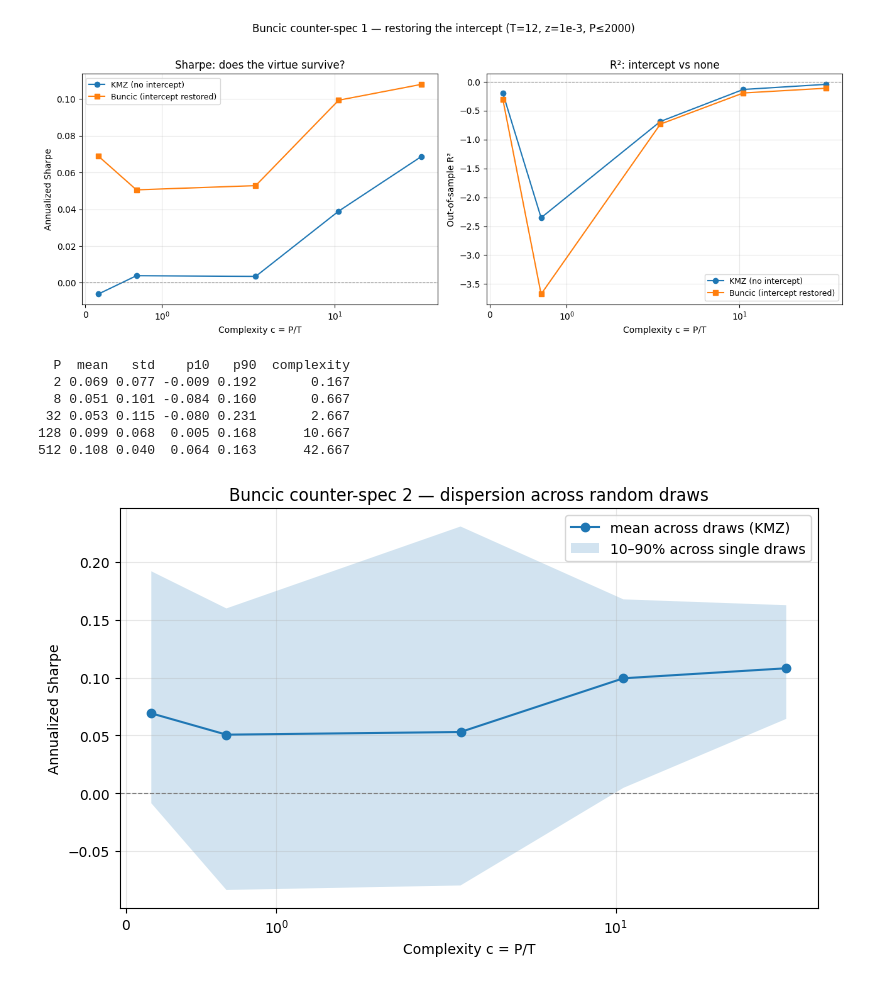
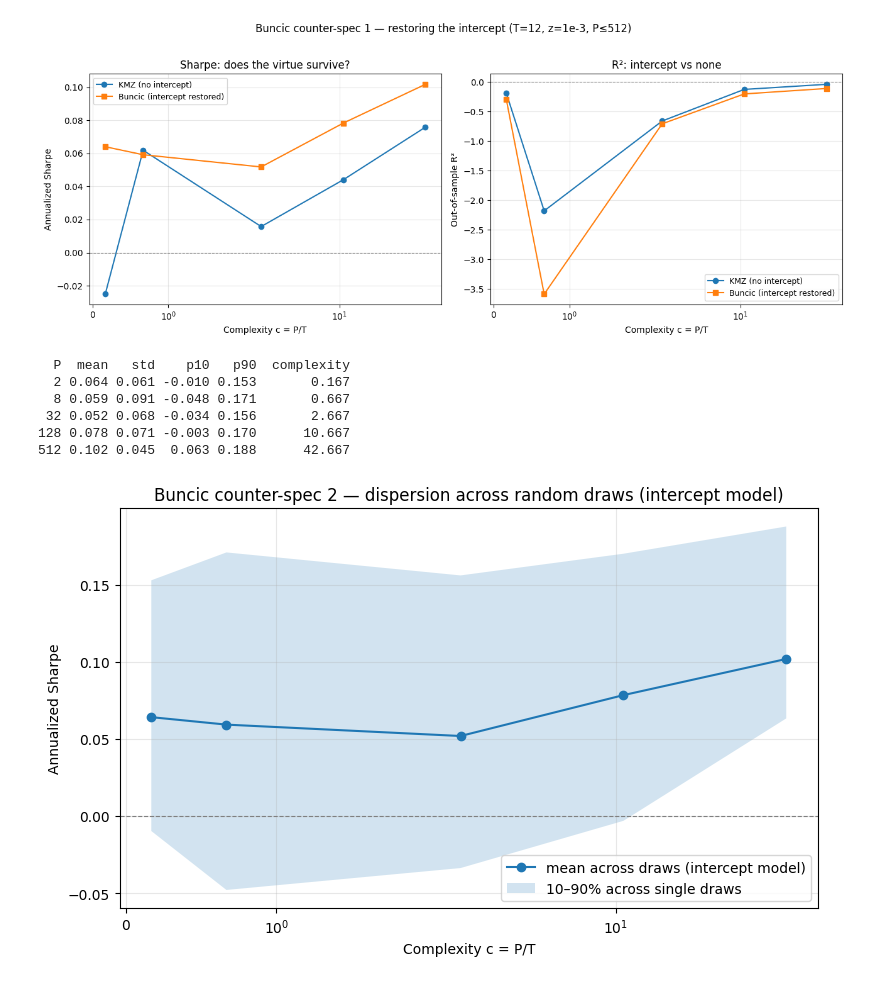
Before and after one commit to vishwesh-V/virtue-of-complexity, a Jupyter notebook: debate/Buncic/buncic.ipynb, the cells around one changed output. Drawn from its saved outputs; the diff is of its cells as text; code cells hidden in the pictures.

Commit message:
Fix RFF sin/cos pairing; re-run pipeline and critiques; update SPEC and README

```diff
--- a/debate/Buncic/buncic.ipynb
+++ b/debate/Buncic/buncic.ipynb
@@ -15,32 +13,36 @@ from google.colab import drive; drive.mount('/content/drive')
 import pandas as pd, numpy as np, matplotlib.pyplot as plt
 
 KMZ = "/content/drive/MyDrive/Summer Research/kmz"
-sweep_base = pd.read_parquet(f"{KMZ}/kmz_sweep_avg.parquet")
 BUNCIC = "/content/drive/MyDrive/Summer Research/debate"
 
-# --- SEED POLICY ---
+# --- SEED POLICY: draw d uses seed MASTER_SEED*100000 + d (same as kmz_pipeline) ---
 MASTER_SEED = 42
-def draw_seed(rep: int) -> int:
-    """Distinct, reproducible seed for RFF repetition `rep`."""
-    return MASTER_SEED * 10_000 + rep
 
 # --- engine copied from kmz_pipeline.ipynb — keep in sync ---
 
 def make_rff(G, n_pairs, gamma=2.0, seed=0):
     rng = np.random.default_rng(seed)
-    W = rng.standard_normal((G.shape[1], n_pairs))
+    W = rng.standard_normal((n_pairs, G.shape[1])).T   # draw j is the same no matter what n_pairs is
     proj = gamma * (G @ W)
-    return np.concatenate([np.sin(proj), np.cos(proj)], axis=1)
+    S = np.empty((G.shape[0], 2 * n_pairs))
+    S[:, 0::2] = np.sin(proj)                          # sin/cos interleaved, so the first P columns are P/2 full pairs
+    S[:, 1::2] = np.cos(proj)
+    return S
 
-def ridge_forecast_intercept_dual(S_tr, R_tr, S_t, z):
+# --- sanity check: first P columns must be P/2 sin/cos pairs, independent of n_pairs ---
+_G = np.random.default_rng(1).standard_normal((5, 15))
+assert np.allclose(make_rff(_G, n_pairs=4, seed=0), make_rff(_G, n_pairs=100, seed=0)[:, :8]), "make_rff is the old version"
+
+def ridge_forecast_dual(S_tr, R_tr, S_t, z):
     """KMZ baseline: dual-form ridge, NO intercept."""
     T = S_tr.shape[0]
     K = (S_tr @ S_tr.T) / T
     a = np.linalg.solve(K + z*np.eye(T), R_tr/T)
     return float(S_t @ (S_tr.T @ a))
 
-def run_oos_nested(S_full, R, P, T, z, forecaster=ridge_forecast_intercept_dual):
+def run_oos_nested(S_full, R, P, T, z, forecaster=ridge_forecast_dual):
     """Recursive OOS pass. `forecaster` lets us swap the estimator (baseline vs intercept)."""
+    assert P % 2 == 0, "P must be even so no sin/cos pair is split"
     S_all = S_full[:, :P]
     N = len(R)
     fc, sr = [], []
@@ -54,7 +56,7 @@ def run_oos_nested(S_full, R, P, T, z, forecaster=ridge_forecast_intercept_dual)
     return np.array(fc), np.array(sr)
 
 def run_sweep(G, R, P_grid, z, T, n_draws=20, master_seed=MASTER_SEED,
-              forecaster=ridge_forecast_intercept_dual):
+              forecaster=ridge_forecast_dual):
     """Complexity sweep; `forecaster` selects the estimator. Returns averaged + per-draw."""
     R_oos = R[T:]; Pmax = max(P_grid); rows = []
     for d in range(n_draws):
@@ -107,7 +109,7 @@ print("data ready:", G.shape, R.shape, std["date"].min().date(), "→", std["dat
 #
 # Uses the PRIMAL solve (prepend a ones-column, invert the (P+1)x(P+1) system,
 # intercept left unpenalized) — correct by construction. Primal is O(P^3), so
-# we cap the grid at P=512 (c up to ~167 — deep enough to show whether the curves
+# we cap the grid at P=512 (c up to ~43 — deep enough to show whether the curves
 # cross). Very-high-complexity intercept behavior (c=500, 1000) is left as a noted
 # limitation.
 # ============================================================
@@ -134,7 +136,7 @@ P_grid_int = [2, 8, 32, 128, 512]
 
 sweep_base, sweep_base_raw = run_sweep(
     G, R, P_grid_int, z=1e-3, T=12, n_draws=20,
-    forecaster=ridge_forecast_intercept_dual)                # KMZ baseline (no intercept)
+    forecaster=ridge_forecast_dual)                # KMZ baseline (no intercept)
 
 sweep_int, sweep_int_raw = run_sweep(
     G, R, P_grid_int, z=1e-3, T=12, n_draws=20,
@@ -162,20 +164,9 @@ ax[1].set_ylabel("Out-of-sample R²"); ax[1].set_title("R²: intercept vs none")
 for a in ax:
     a.set_xscale("symlog"); a.axhline(0, color="grey", lw=.8, ls="--")
     a.set_xlabel("Complexity c = P/T"); a.legend(fontsize=9); a.grid(alpha=.3)
-plt.suptitle("Buncic counter-spec 1 — restoring the intercept (T=12, z=1e-3, P≤2000)", y=1.02)
+plt.suptitle("Buncic counter-spec 1 — restoring the intercept (T=12, z=1e-3, P≤512)", y=1.02)
 plt.tight_layout(); plt.show()
 fig.savefig(f"{BUNCIC}/buncic_intercept.png", dpi=150, bbox_inches="tight")
-
-# --- verify dual-intercept == primal-intercept at one P ---
-def ridge_forecast_intercept_primal(S_tr, R_tr, S_t, z):
-    T = S_tr.shape[0]
-    S_tr_i = np.concatenate([np.ones((T,1)), S_tr], axis=1)
-    S_t_i  = np.concatenate([[1.0], S_t])
-    Pp = S_tr_i.shape[1]
-    A = (S_tr_i.T @ S_tr_i)/T
-    pen = z*np.eye(Pp); pen[0,0] = 0.0
-    beta = np.linalg.solve(A + pen, (S_tr_i.T @ R_tr)/T)
-    return float(S_t_i @ beta)
 
 
 # --- Counter-spec 2: aggregation ---
@@ -194,13 +185,14 @@ print(agg.round(3).to_string(index=False))
 
 # plot mean with the 10-90 spread across draws
 fig, ax = plt.subplots(figsize=(8,5))
-ax.plot(agg["complexity"], agg["mean"], "o-", label="mean across draws (KMZ)")
+ax.plot(agg["complexity"], agg["mean"], "o-", label="mean across draws (intercept model)")
 ax.fill_between(agg["complexity"], agg["p10"], agg["p90"], alpha=.2,
                 label="10–90% across single draws")
 ax.set_xscale("symlog"); ax.axhline(0, color="grey", lw=.8, ls="--")
 ax.set_xlabel("Complexity c = P/T"); ax.set_ylabel("Annualized Sharpe")
-ax.set_title("Buncic counter-spec 2 — dispersion across random draws")
+ax.set_title("Buncic counter-spec 2 — dispersion across random draws (intercept model)")
 ax.legend(); ax.grid(alpha=.3); plt.tight_layout(); plt.show()
+fig.savefig(f"{BUNCIC}/buncic_dispersion.png", dpi=150, bbox_inches="tight")
 # %% [output]
 Drive already mounted at /content/drive; to attempt to forcibly remount, call drive.mount("/content/drive", force_remount=True).
 data ready: (1152, 15) (1152,) 1929-12-01 → 2025-11-01
@@ -222,8 +214,8 @@ data ready: (1152, 15) (1152,) 1929-12-01 → 2025-11-01
-[figure, old version]
+[figure, new version]
   P  mean   std    p10   p90  complexity
-  2 0.069 0.077 -0.009 0.192       0.167
-  8 0.051 0.101 -0.084 0.160       0.667
- 32 0.053 0.115 -0.080 0.231       2.667
-128 0.099 0.068  0.005 0.168      10.667
-512 0.108 0.040  0.064 0.163      42.667
+  2 0.064 0.061 -0.010 0.153       0.167
+  8 0.059 0.091 -0.048 0.171       0.667
+ 32 0.052 0.068 -0.034 0.156       2.667
+128 0.078 0.071 -0.003 0.170      10.667
+512 0.102 0.045  0.063 0.188      42.667
-[figure, old version]
+[figure, new version]
```
Also changed, not shown: parts of 2 cells of this notebook, 16 other files.
